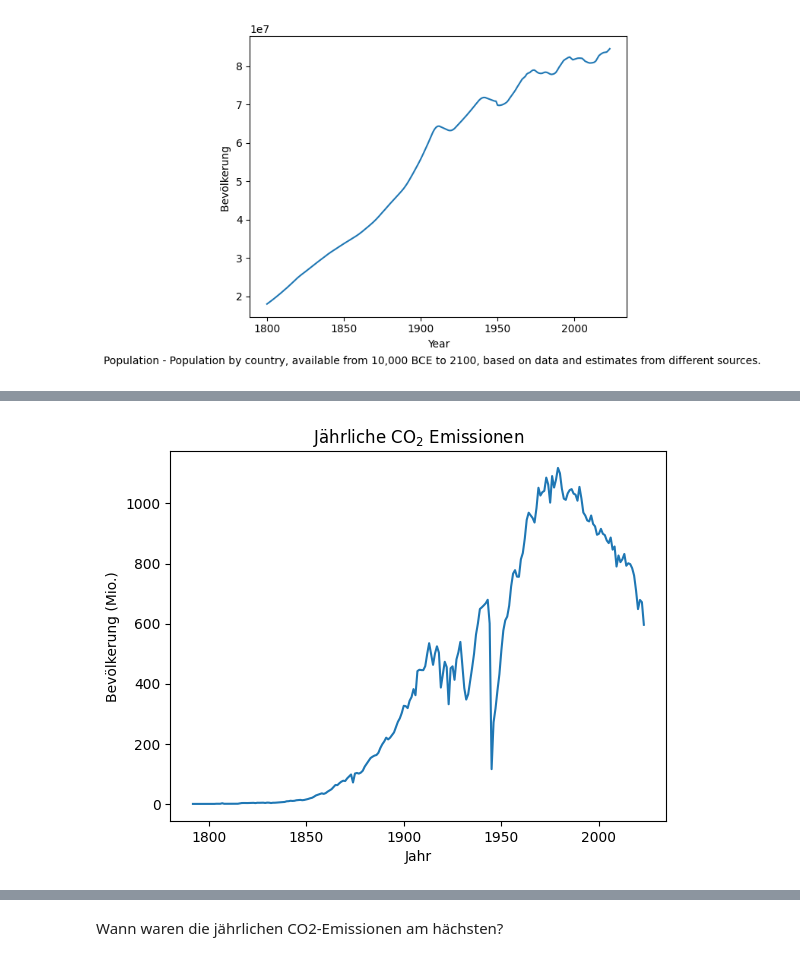
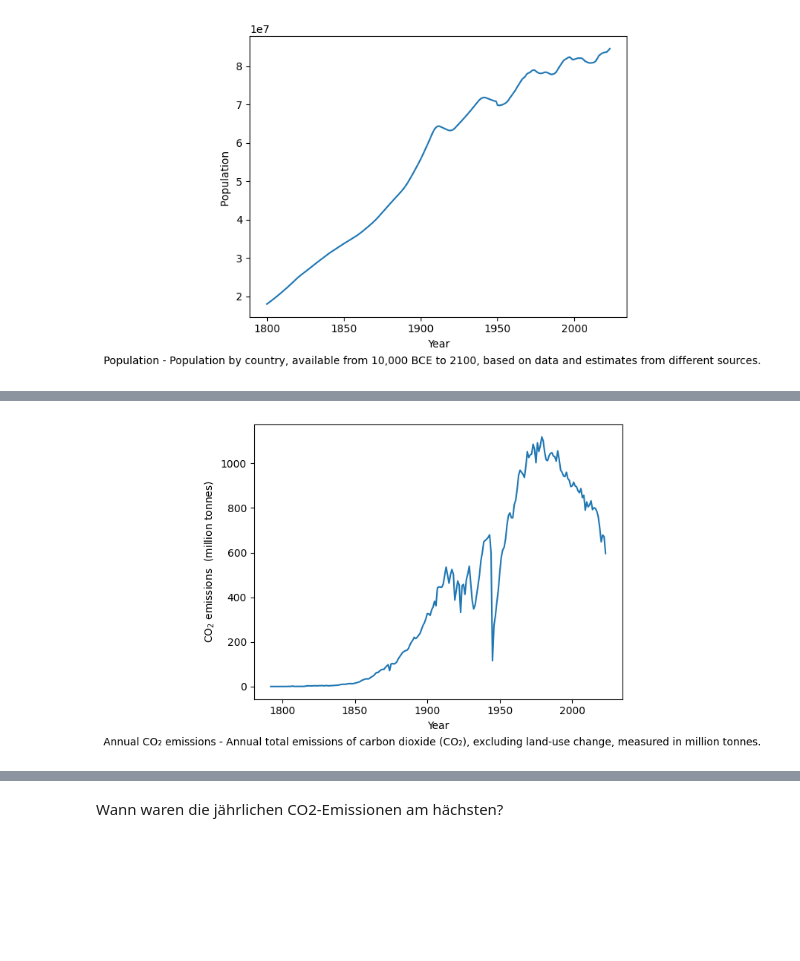
Before and after one commit to schlsimo/co2_case_study, a Jupyter notebook: code/analysis.ipynb, the cells around one changed output, grey strips where cells are left out. Drawn from its saved outputs; the diff is of its cells as text; code cells hidden in the pictures; blank space fills up the shorter version.

Commit message:
rewrote line plots

```diff
--- a/code/analysis.ipynb
+++ b/code/analysis.ipynb
@@ -125,8 +106,4 @@ plt.show()
-# %%
-plt.plot(germany_co2_df.year, germany_co2_df.co2)
-plt.xlabel("Jahr")
-plt.ylabel("Bevölkerung (Mio.)")
-plt.title("Jährliche CO$_{2}$ Emissionen")
-plt.show()
-# %% [output]
-[figure, removed]
+# %%
+create_line_plot("co2", "CO$_2$ emissions", unit_label=True, descritpion=True)
+# %% [output]
+[figure, added]
```
Also changed, not shown: parts of 18 cells of this notebook.
